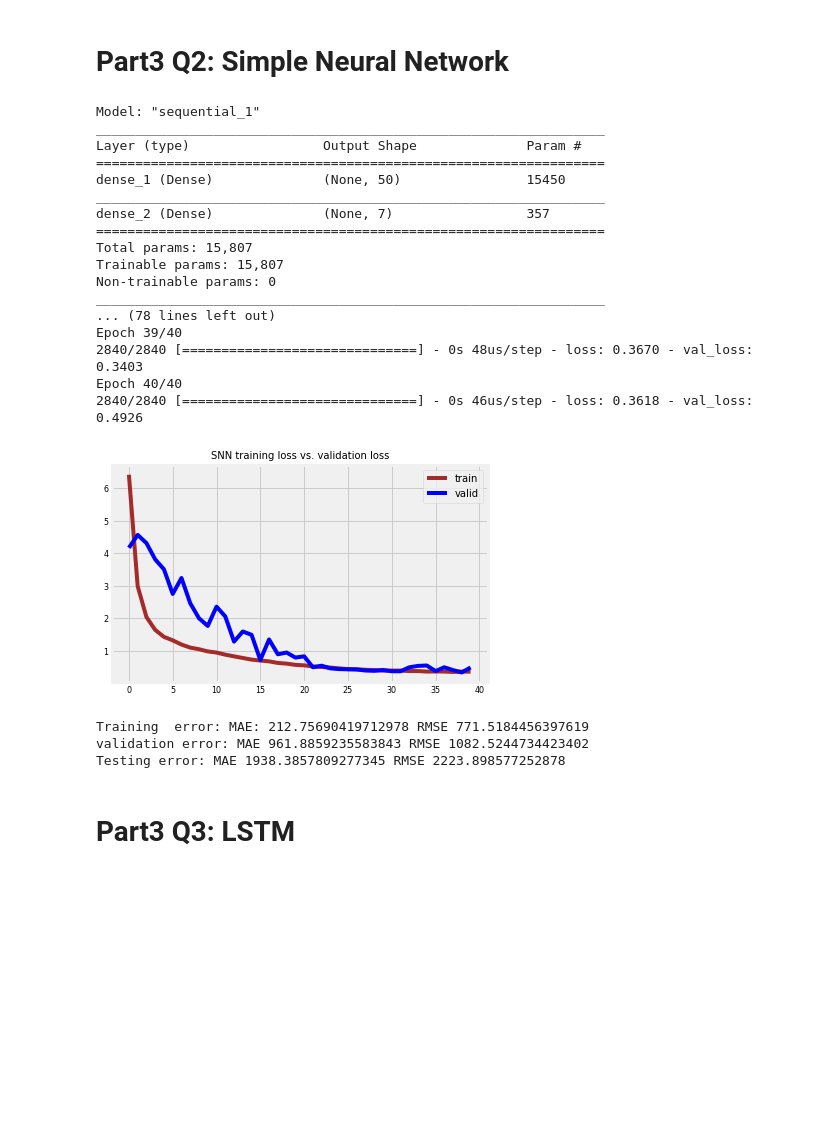
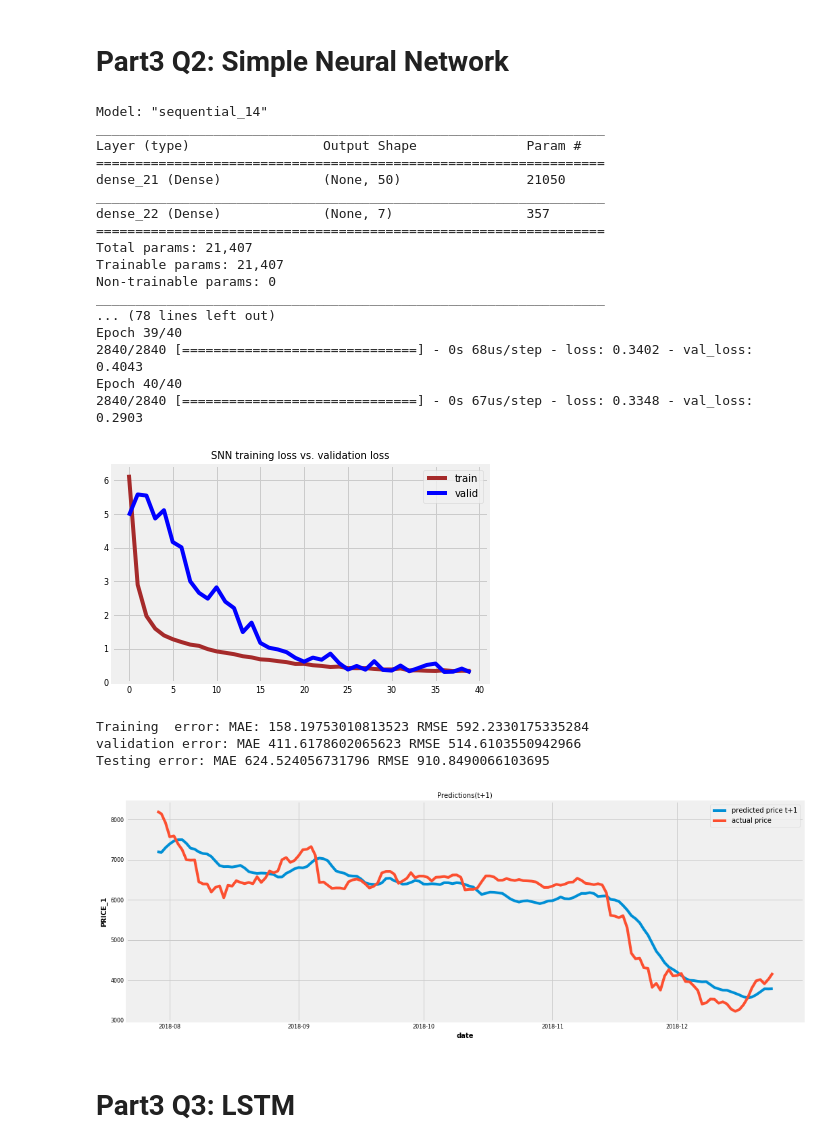
Before and after one commit to rohitchandel12/btc-price-prediction, a Jupyter notebook: models/DLModels0924.ipynb, the cells around one changed output. Saved outputs shown, nothing was run; the diff lists cells and outputs as text; code cells hidden in the pictures; blank space fills up the shorter version.

```diff
--- a/models/DLModels0924.ipynb
+++ b/models/DLModels0924.ipynb
@@ -375,3 +363,11 @@ btc_data
+# %%
+# common feature engineerng
+#features using technical analysis
+btc_data['ma7'] = btc_data['PRICE'].rolling(7).mean()
+btc_data['20sd'] = btc_data['PRICE'].rolling(20).std()
+btc_data['ma21'] = btc_data['PRICE'].rolling(window=21).mean()
+
+btc_data['12ema'] = pd.DataFrame.ewm(btc_data['PRICE'], span=12).mean()
 # %%
 class DLEngine:
 
@@ -606,6 +602,14 @@ class DLEngine:
         pyplot.title(model+" training loss vs. validation loss")
         pyplot.legend()
         pyplot.show()
+
+    def plot_predictions(self, model, X, y_true):
+        y_pred = self.predict(model, X)
+        plt.figure(figsize=(16,6))
+        plt.title('Predictions(t+1)')
+        sns.lineplot(self.y_valid.index, y_pred[:,0], label='predicted price t+1')
+        sns.lineplot(self.y_valid.index, y_true.iloc[:, 0], label='actual price')
+        plt.xlabel('date')
 # %% [markdown]
 # Part3 Q2: Simple Neural Network
 # %%
@@ -622,36 +626,39 @@ y_train_true = engine._DLEngine__boxcox_inv(engine.y_train, engine.preprocess_pa
 y_valid_true = engine._DLEngine__boxcox_inv(engine.y_valid, engine.preprocess_params["boxcox_y_lam"]) - 1
 y_test_true = engine._DLEngine__boxcox_inv(engine.y_test, engine.preprocess_params["boxcox_y_lam"]) - 1
 # %% [output]
-Model: "sequential_1"
+Model: "sequential_14"
 _________________________________________________________________
 Layer (type)                 Output Shape              Param #
 =================================================================
-dense_1 (Dense)              (None, 50)                15450
+dense_21 (Dense)             (None, 50)                21050
 _________________________________________________________________
-dense_2 (Dense)              (None, 7)                 357
+dense_22 (Dense)             (None, 7)                 357
 =================================================================
-Total params: 15,807
-Trainable params: 15,807
+Total params: 21,407
+Trainable params: 21,407
 Non-trainable params: 0
 _________________________________________________________________
 ... (78 lines left out)
 Epoch 39/40
-2840/2840 [==============================] - 0s 48us/step - loss: 0.3670 - val_loss: 0.3403
+2840/2840 [==============================] - 0s 68us/step - loss: 0.3402 - val_loss: 0.4043
 Epoch 40/40
-2840/2840 [==============================] - 0s 46us/step - loss: 0.3618 - val_loss: 0.4926
+2840/2840 [==============================] - 0s 67us/step - loss: 0.3348 - val_loss: 0.2903
 # %%
 engine.result_evaluation('SNN')
 print ("Training  error: MAE:",engine.score("SNN", engine.X_train, y_train_true)[0],
        "RMSE",engine.score("SNN", engine.X_train, y_train_true)[1])
 print ("validation error: MAE",engine.score("SNN", engine.X_valid, y_valid_true)[0],
        "RMSE",engine.score("SNN", engine.X_valid, y_valid_true)[1])
 print ("Testing error: MAE",engine.score("SNN", engine.X_test, y_test_true)[0],
        "RMSE",engine.score("SNN", engine.X_test, y_test_true)[1])
+
+engine.plot_predictions("SNN", engine.X_valid, y_valid_true)
 # %% [output]
-[figure, old version]
+[figure, new version]
-Training  error: MAE: 212.75690419712978 RMSE 771.5184456397619
-validation error: MAE 961.8859235583843 RMSE 1082.5244734423402
-Testing error: MAE 1938.3857809277345 RMSE 2223.898577252878
+Training  error: MAE: 158.19753010813523 RMSE 592.2330175335284
+validation error: MAE 411.6178602065623 RMSE 514.6103550942966
+Testing error: MAE 624.524056731796 RMSE 910.8490066103695
+[figure, added]
 # %% [markdown]
 # Part3 Q3: LSTM
 # %%
```
Also changed, not shown: parts of 12 cells of this notebook, 3 other files.
